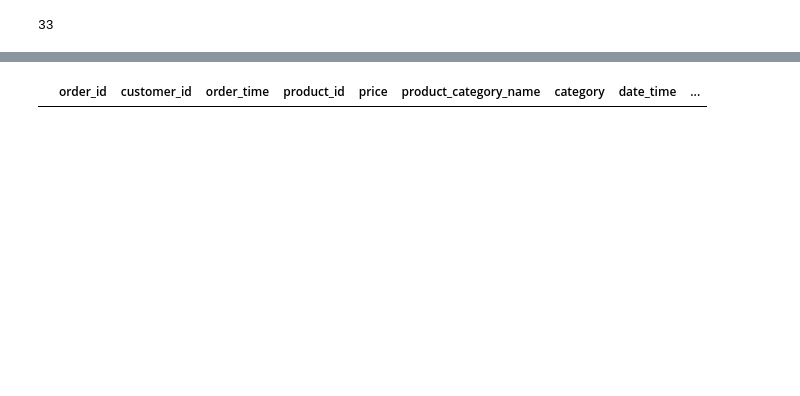
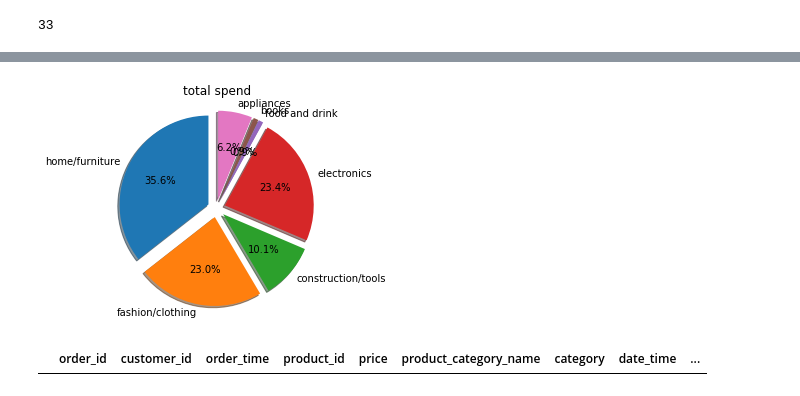
Before and after one commit to BShim92/BrazilianECommerce, a Jupyter notebook: ECommerceDataMerge.ipynb, the cells around one changed output, grey strips where cells are left out. Cells and saved outputs as stored; diff of their text form; code cells hidden in the pictures; blank space fills up the shorter version.

```diff
--- a/ECommerceDataMerge.ipynb
+++ b/ECommerceDataMerge.ipynb
@@ -288,15 +160,17 @@ print(total_spend)
 # %%
 # Pie chart, where the slices will be ordered and plotted counter-clockwise:
-#abels = 'home/furniture', 'fashion/clothing', 'construction/tools', 'electronics','food and drink','books','appliances'
-#sizes = [home_furniture, fashion_clothing, construction_tools, electronics, food_drink, books, appliances]
-#explode = (0.1, 0.1, 0.1, 0.1, 0.1, 0.1, 0.1)  # only "explode" the 2nd slice (i.e. 'Hogs')
+labels = 'home/furniture', 'fashion/clothing', 'construction/tools', 'electronics','food and drink','books','appliances'
+sizes = [home_furniture, fashion_clothing, construction_tools, electronics, food_drink, books, appliances]
+explode = (0.1, 0.1, 0.1, 0.1, 0.1, 0.1, 0.1)  # only "explode" the 2nd slice (i.e. 'Hogs')
 
-#fig1, ax1 = plt.subplots()
-#ax1.pie(sizes, explode=explode, labels=labels, autopct='%1.1f%%',
-#        shadow=True, startangle=90)
-#ax1.axis('equal')  # Equal aspect ratio ensures that pie is drawn as a circle.
-#plt.title = 'total spend'
-#plt.show()
+fig1, ax1 = plt.subplots()
+ax1.pie(sizes, explode=explode, labels=labels, autopct='%1.1f%%',
+       shadow=True, startangle=90)
+ax1.axis('equal')  # Equal aspect ratio ensures that pie is drawn as a circle.
+plt.title('total spend')
+plt.show()
+# %% [output]
+[figure, added]
 # %%
 #Black Friday!
 mergedf.loc[mergedf['day'] == '11/24/17']
```
Also changed, not shown: parts of 28 cells of this notebook.
